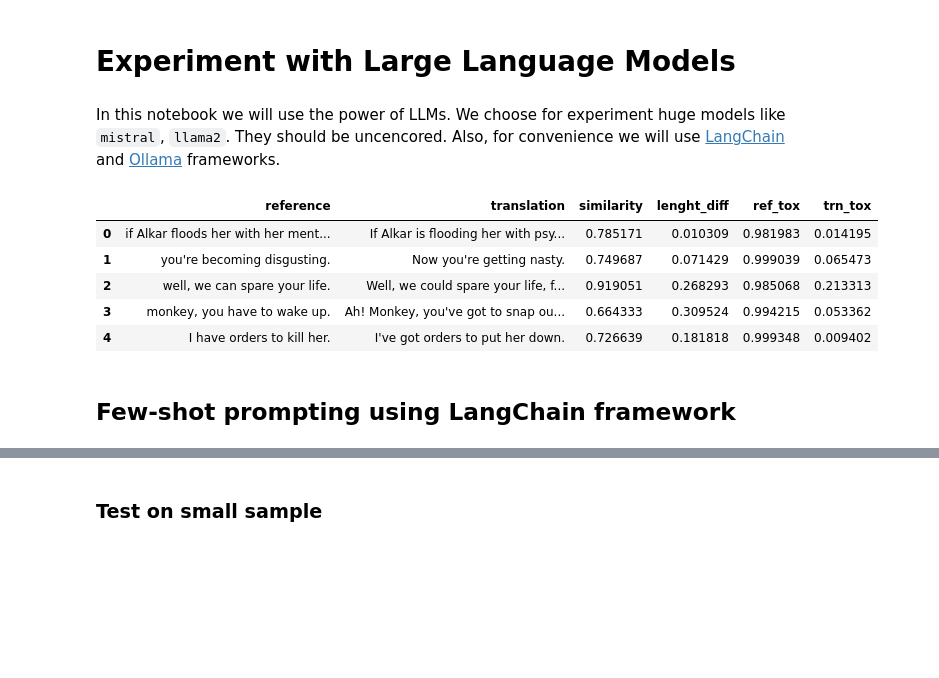
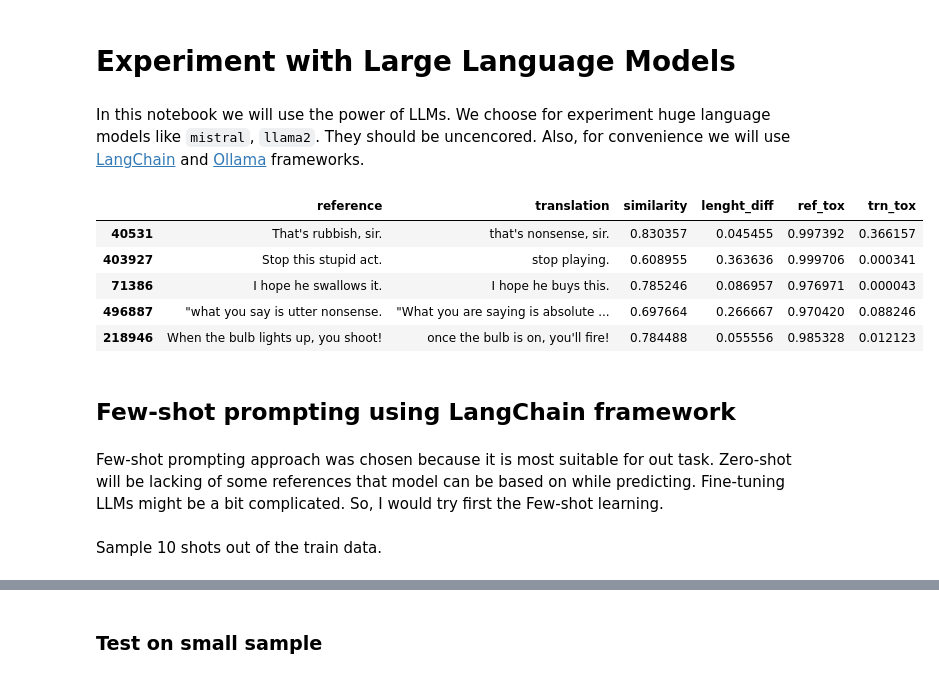
Before and after one commit to kilimanj4r0/text-detoxification, a Jupyter notebook: notebooks/2.2-llm.ipynb, the cells around one changed output, grey strips where cells are left out. Saved outputs shown, nothing was run; the diff lists cells and outputs as text; code cells hidden in the pictures; blank space fills up the shorter version.

Commit message:
Update data preprocessing, finish first end-to-end try with LLM, add evaluation metrics

```diff
--- a/notebooks/2.2-llm.ipynb
+++ b/notebooks/2.2-llm.ipynb
@@ -1,28 +1,32 @@
 # %% [markdown]
 # Experiment with Large Language Models
 # %% [markdown]
-In this notebook we will use the power of LLMs. We choose for experiment huge models like `mistral`, `llama2`. They should be uncencored. Also, for convenience we will use [LangChain](https://python.langchain.com/docs/get_started/introduction) and [Ollama](https://ollama.ai/) frameworks.
+In this notebook we will use the power of LLMs. We choose for experiment huge language models like `mistral`, `llama2`. They should be uncencored. Also, for convenience we will use [LangChain](https://python.langchain.com/docs/get_started/introduction) and [Ollama](https://ollama.ai/) frameworks.
 # %%
 import pandas as pd
 
 
 # The data should be downloaded and preprocessed, use 1.0-download-raw-data.ipynb and 1.2-data-preprocessing.ipynb notebooks
-data_path = '../data/internal/preprocessed_filtered.csv'
-df = pd.read_csv(data_path, index_col=0)
+train_data_path = '../data/interim/train.csv'
+df = pd.read_csv(train_data_path, index_col=0)
 df.head()
 # %% [output]
 |  | reference | translation | similarity | lenght_diff | ref_tox | trn_tox |
-| 0 | if Alkar floods her with her ment... | If Alkar is flooding her with psy... | 0.785171 | 0.010309 | 0.981983 | 0.014195 |
-| 1 | you're becoming disgusting. | Now you're getting nasty. | 0.749687 | 0.071429 | 0.999039 | 0.065473 |
-| 2 | well, we can spare your life. | Well, we could spare your life, f... | 0.919051 | 0.268293 | 0.985068 | 0.213313 |
-| 3 | monkey, you have to wake up. | Ah! Monkey, you've got to snap ou... | 0.664333 | 0.309524 | 0.994215 | 0.053362 |
-| 4 | I have orders to kill her. | I've got orders to put her down. | 0.726639 | 0.181818 | 0.999348 | 0.009402 |
+| 40531 | That's rubbish, sir. | that's nonsense, sir. | 0.830357 | 0.045455 | 0.997392 | 0.366157 |
+| 403927 | Stop this stupid act. | stop playing. | 0.608955 | 0.363636 | 0.999706 | 0.000341 |
+| 71386 | I hope he swallows it. | I hope he buys this. | 0.785246 | 0.086957 | 0.976971 | 0.000043 |
+| 496887 | "what you say is utter nonsense. | "What you are saying is absolute ... | 0.697664 | 0.266667 | 0.970420 | 0.088246 |
+| 218946 | When the bulb lights up, you shoot! | once the bulb is on, you'll fire! | 0.784488 | 0.055556 | 0.985328 | 0.012123 |
 # %% [markdown]
 ## Few-shot prompting using LangChain framework
+# %% [markdown]
+Few-shot prompting approach was chosen because it is most suitable for out task. Zero-shot will be lacking of some references that model can be based on while predicting. Fine-tuning LLMs might be a bit complicated. So, I would try first the Few-shot learning.
 # %%
 from langchain.globals import set_debug, set_verbose
 
 
 set_verbose(True)
 set_debug(True)
+# %% [markdown]
+Sample 10 shots out of the train data.
 # %%
```
Also changed, not shown: parts of 15 cells of this notebook, 2 other files.
